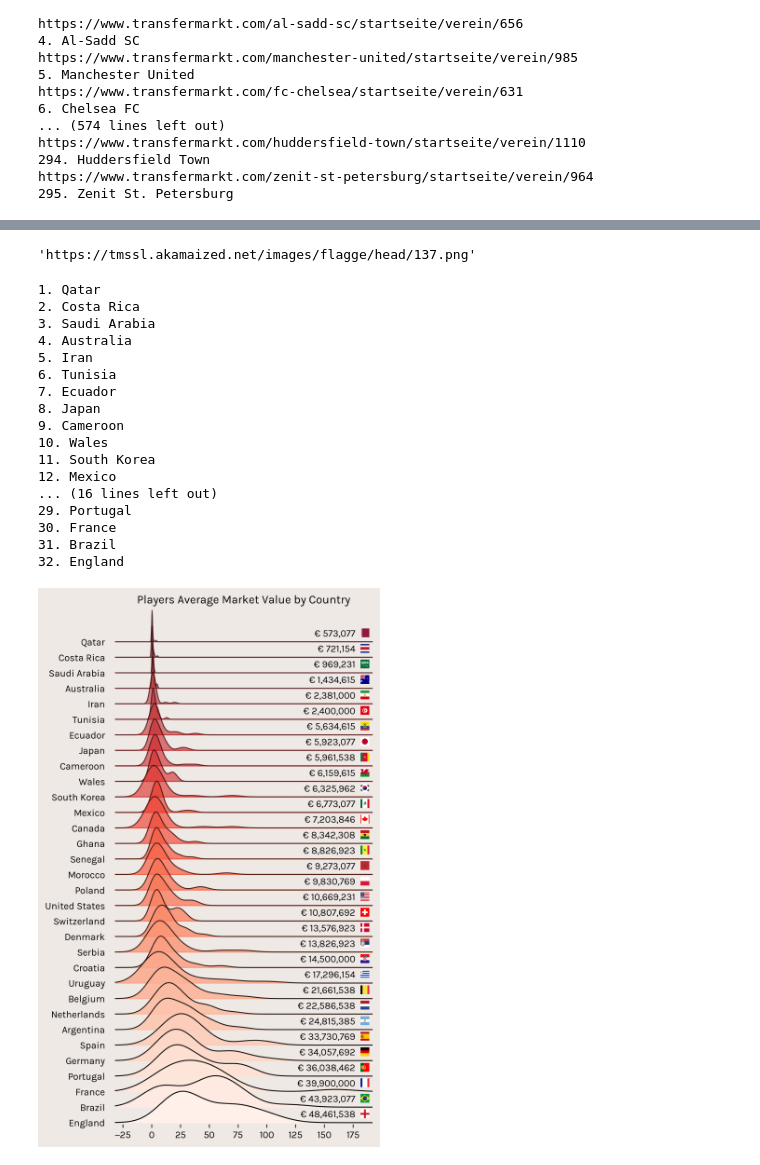
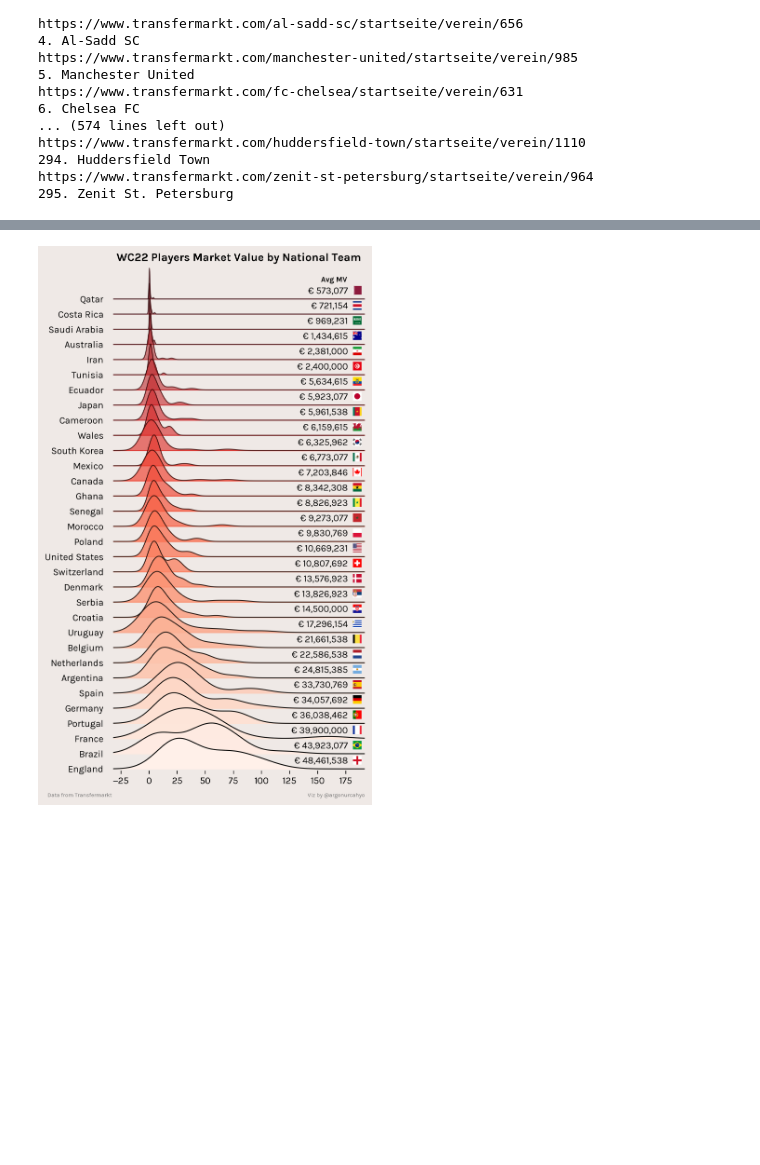
Before and after one commit to argonurcahyo/football-viz, a Jupyter notebook: src/scraper/football/transfermarkt_wc22.ipynb, the cells around one changed output, grey strips where cells are left out. Cells and saved outputs as stored; diff of their text form; code cells hidden in the pictures; blank space fills up the shorter version.

```diff
--- a/src/scraper/football/transfermarkt_wc22.ipynb
+++ b/src/scraper/football/transfermarkt_wc22.ipynb
@@ -215,6 +215,8 @@ sq_df['caps'] = sq_df['caps'].map(lambda x: format_caps(x))
 sq_df['height'] = sq_df['height'].map(lambda x: format_height(x))
 sq_df['dob'] = sq_df['dob'].map(lambda x: format_dob(x))
 sq_df['age'] = sq_df['dob'].map(lambda x: calculate_age(x))
+# %%
+sq_df = pd.read_excel("../../../data/wc22_squad_clean.xlsx",index_col=0)
 # %%
 avg_age = sq_df.groupby('country')['age'].mean().reset_index(name='avg_age').sort_values('avg_age')
 avg_mv = sq_df.groupby('country')['market_value'].mean().reset_index(name='avg_mv').sort_values('avg_mv')
@@ -245,10 +249,6 @@ df = df[df['height']!=0]
 avg_mv = avg_mv.sort_values('avg_mv',ascending=True).reset_index(drop=True)
 # %%
 wc22_team = pd.read_excel('../../../data/wc22_team.xlsx',index_col=0)
-# %%
-wc22_team[wc22_team['country']==avg_mv['country'][0]]['flag_url'].iloc[0]
-# %% [output]
-'https://tmssl.akamaized.net/images/flagge/head/137.png'
 # %%
 fig, axes = joypy.joyplot(df.groupby("country", sort=False),
                           # by="country",
@@ -258,51 +258,51 @@ fig, axes = joypy.joyplot(df.groupby("country", sort=False),
                           overlap=.5,
                           colormap=[cm.Reds_r],
                           ylim="own",
                           fade=True,
                           background='#efe9e6'
                           #   grid='x',
                           #   bins=40,
                           # range_style='own'
                           # kind="kde",
                           #   x_range=[-11000000, 110000000]
                           )
 fig.set_facecolor('#efe9e6')
 
 for i in range(len(axes)-1):
     axes[i].annotate(f"€ {avg_mv['avg_mv'][i]:0,.0f}",
                      #  (avg_mv['avg_mv'][i]/1000000, axes[i].get_ylim()[1]),
                      (axes[i].get_xlim()[1]-15, .1*axes[i].get_ylim()[1]),
                      va="bottom", ha='right', font='Karla')
     flag_url = wc22_team[wc22_team['country'] ==
                          avg_mv['country'][i]]['flag_url'].iloc[0]
     flag = Image.open(urllib.request.urlopen(flag_url))
     im = OffsetImage(flag, zoom=.06)
     im.image.axes = axes[i]
-    ab = AnnotationBbox(im, (.97, 0.3), xycoords='axes fraction', frameon=False)
+    ab = AnnotationBbox(
+        im, (.97, 0.3), xycoords='axes fraction', frameon=False)
     axes[i].add_artist(ab)
-    print(f"{i+1}. {avg_mv['country'][i]}")
+    # print(f"{i+1}. {avg_mv['country'][i]}")
 
+axes[0].annotate('Avg MV',
+                 xy=(.93, .6),
+                 xycoords='axes fraction',
+                 ha='right',
+                 va='center',
+                 fontweight='bold',
+                 fontsize=8)
+axes[-1].annotate('Data from Transfermarkt',
+                  xy=(-.26, -.05),
+                  xycoords='axes fraction',
+                  ha='left', va='center', fontsize=6, color='#757575')
+axes[-1].annotate('Viz by @argonurcahyo',
+                  xy=(1, -.05),
+                  xycoords='axes fraction',
+                  ha='right', va='center', fontsize=6, color='#757575')
 plt.rcParams["font.family"] = "Karla"
 plt.rcParams["figure.dpi"] = "300"
-plt.title("Players' Market Value Average by Country")
+plt.title("WC22 Players Market Value by National Team",
+          fontsize=12, fontweight='bold')
 
 plt.show()
 # %% [output]
-1. Qatar
-2. Costa Rica
-3. Saudi Arabia
-4. Australia
-5. Iran
-6. Tunisia
-7. Ecuador
-8. Japan
-9. Cameroon
-10. Wales
-11. South Korea
-12. Mexico
-... (16 lines left out)
-29. Portugal
-30. France
-31. Brazil
-32. England
-[figure, old version]
+[figure, new version]
```
Also changed, not shown: parts of 1 cell of this notebook, 8 other files.
